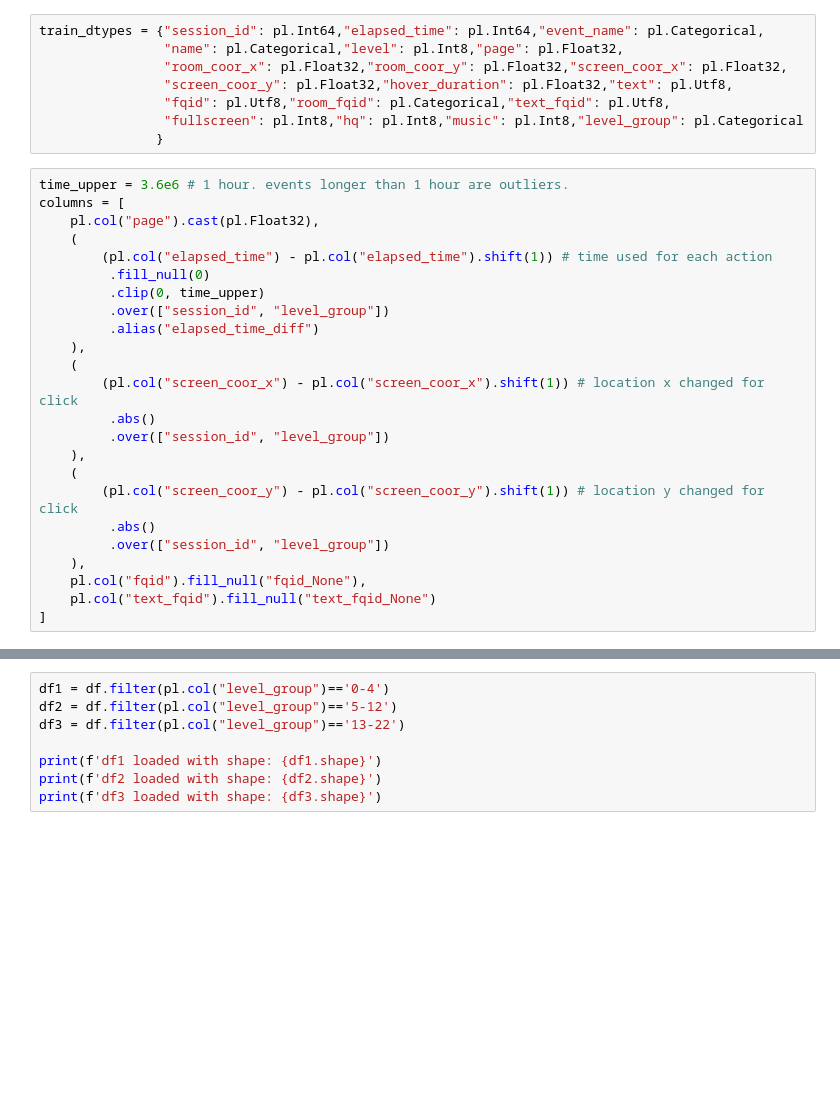
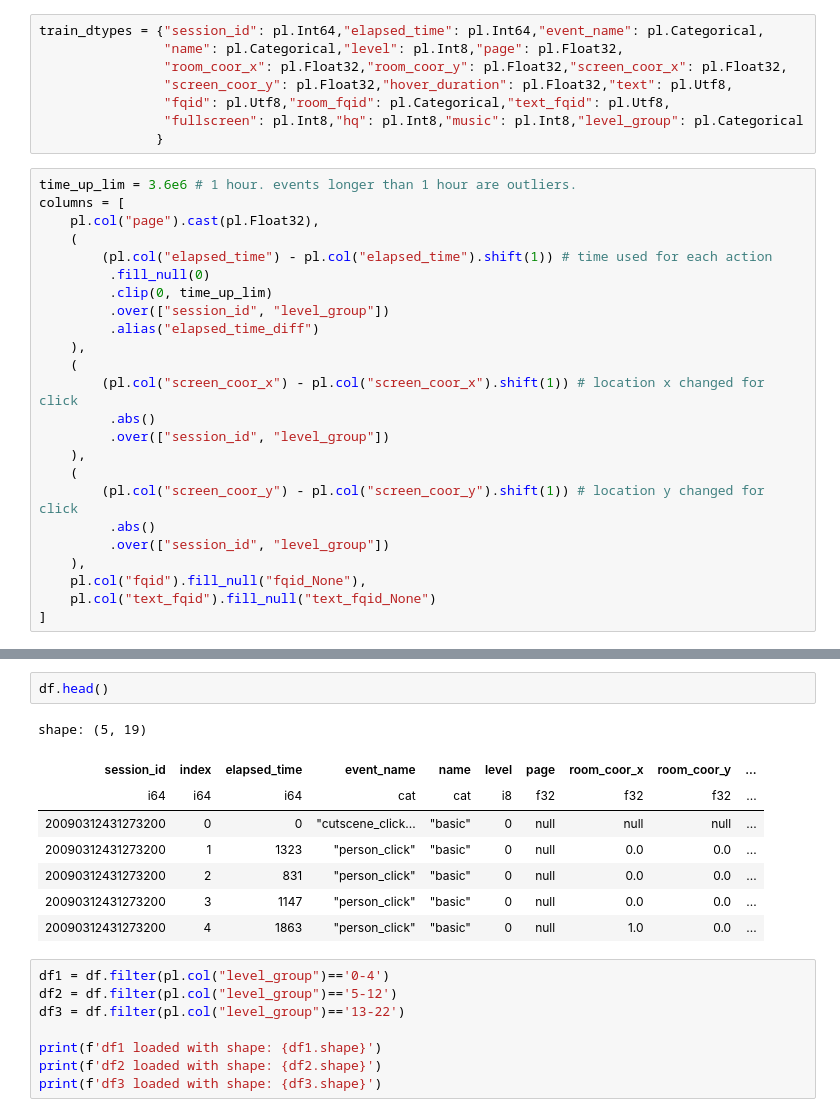
Before and after one commit to xiaosuhu/StudentPeformance_Kaggle, a Jupyter notebook: magic-bingo-exp_v1.ipynb, the cells around one changed output, grey strips where cells are left out. Drawn from its saved outputs; the diff is of its cells as text; blank space fills up the shorter version.

```diff
--- a/magic-bingo-exp_v2_new_feat.ipynb
+++ b/magic-bingo-exp_v1.ipynb
@@ -39,13 +39,13 @@ train_dtypes = {"session_id": pl.Int64,"elapsed_time": pl.Int64,"event_name": pl
                 "fullscreen": pl.Int8,"hq": pl.Int8,"music": pl.Int8,"level_group": pl.Categorical
                }
 # %%
-time_upper = 3.6e6 # 1 hour. events longer than 1 hour are outliers.
+time_up_lim = 3.6e6 # 1 hour. events longer than 1 hour are outliers.
 columns = [
     pl.col("page").cast(pl.Float32),
     (
         (pl.col("elapsed_time") - pl.col("elapsed_time").shift(1)) # time used for each action
          .fill_null(0)
-         .clip(0, time_upper)
+         .clip(0, time_up_lim)
          .over(["session_id", "level_group"])
          .alias("elapsed_time_diff")
     ),
@@ -84,3 +84,14 @@ Wall time: 9.3 s
+# %%
+df.head()
+# %% [output]
+shape: (5, 19)
+| session_id | index | elapsed_time | event_name | name | level | page | room_coor_x | room_coor_y | ... |
+| i64 | i64 | i64 | cat | cat | i8 | f32 | f32 | f32 | ... |
+| 20090312431273200 | 0 | 0 | "cutscene_click... | "basic" | 0 | null | null | null | ... |
+| 20090312431273200 | 1 | 1323 | "person_click" | "basic" | 0 | null | 0.0 | 0.0 | ... |
+| 20090312431273200 | 2 | 831 | "person_click" | "basic" | 0 | null | 0.0 | 0.0 | ... |
+| 20090312431273200 | 3 | 1147 | "person_click" | "basic" | 0 | null | 0.0 | 0.0 | ... |
+| 20090312431273200 | 4 | 1863 | "person_click" | "basic" | 0 | null | 1.0 | 0.0 | ... |
 # %%
 df1 = df.filter(pl.col("level_group")=='0-4')
 df2 = df.filter(pl.col("level_group")=='5-12')
```
Also changed, not shown: parts of 12 cells of this notebook, 20 other files.
